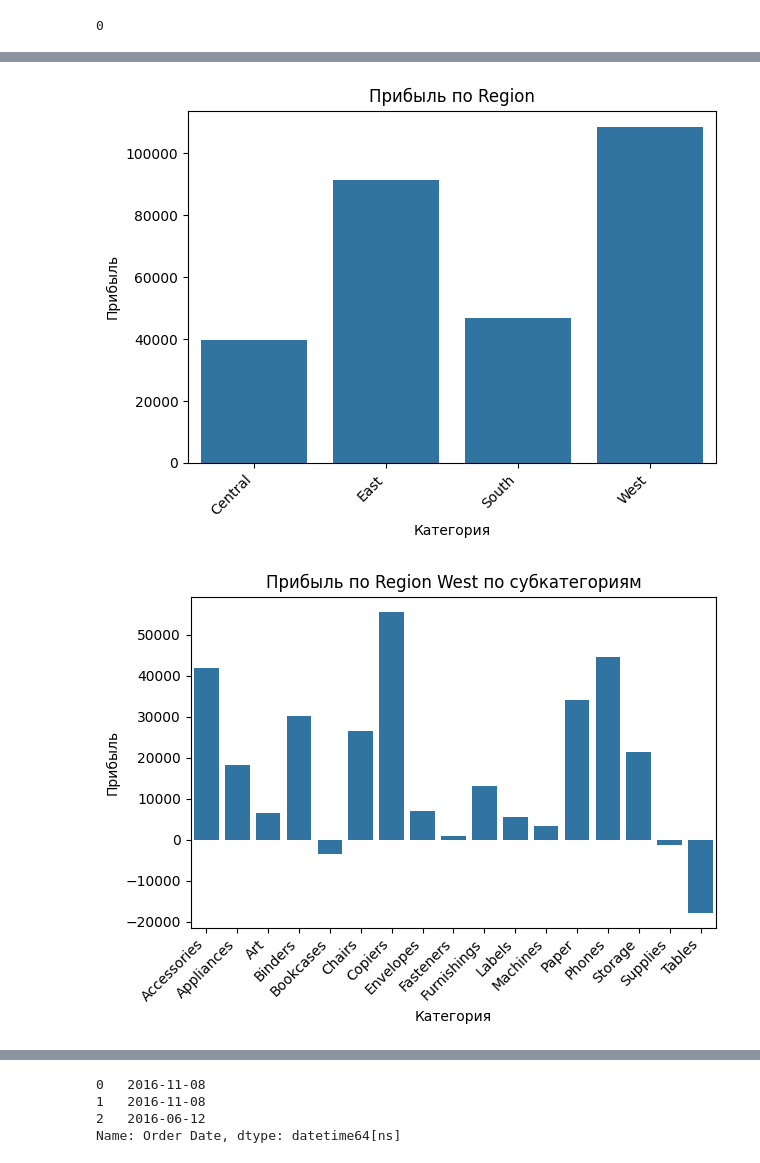
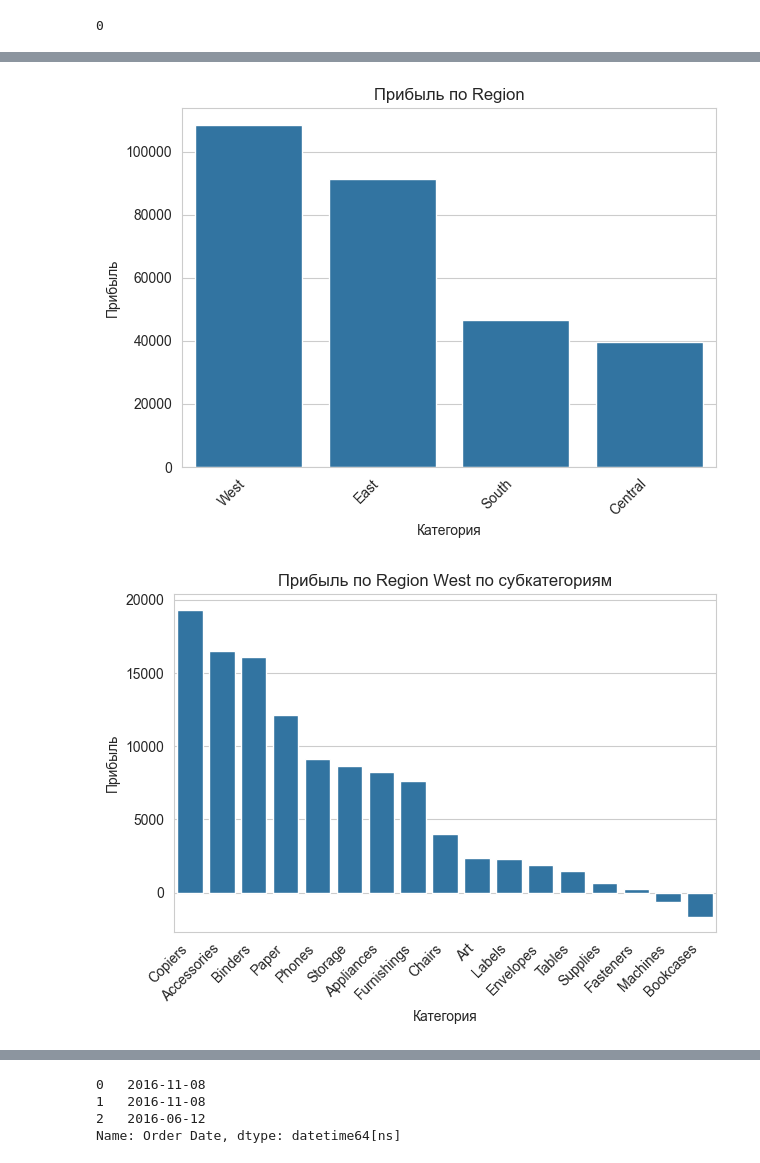
Before and after one commit to Ibolvachevamailu/My_progekt, a Jupyter notebook: EDA_диплом.ipynb, the cells around one changed output, grey strips where cells are left out. Cells and saved outputs as stored; diff of their text form; code cells hidden in the pictures.

```diff
--- a/EDA_диплом.ipynb
+++ b/EDA_диплом.ipynb
@@ -90,7 +90,9 @@ print(df.isnull().sum().sum())
 0
 # %%
 # Группировка по категориям и вычисление общей прибыли
+sns.set_style("whitegrid")
 profit_by_category = df.groupby('Category')['Profit'].sum().reset_index()
+profit_by_category = profit_by_category.sort_values(['Profit'],ascending=False)
 
 # Построение столбчатой диаграммы (bar plot)
 # plt.figure(figsize=(10, 6))
@@ -141,7 +152,9 @@ plt.show()
 # %%
 # Группировка по категориям и вычисление общей прибыли
 # technology_df = df['Region'] # Фильтруем строки, относящиеся к категории "Office Supplies"
+
 profit_by_subcategory_technology = df.groupby('Region')['Profit'].sum().reset_index()  # Groupby выполняем по отфильтрованным данным
+profit_by_subcategory_technology = profit_by_subcategory_technology.sort_values('Profit', ascending=False)
 
 # Построение столбчатой диаграммы (bar plot)
 # plt.figure(figsize=(10, 6))
@@ -154,25 +167,26 @@ plt.xticks(rotation=45, ha='right') # Поворачиваем метки X дл
 plt.tight_layout()
 plt.show()
 # %% [output]
-[figure, old version]
+[figure, new version]
 # %%
 # Группировка по категориям и вычисление общей прибыли
 technology_df = df[df['Region'] == 'West'] # Фильтруем строки, относящиеся к категории "Office Supplies"
-profit_by_subcategory_technology = df.groupby('Sub-Category')['Profit'].sum().reset_index()  # Groupby выполняем по отфильтрованным данным
+profit_by_subcategory_technology = technology_df.groupby('Sub-Category')['Profit'].sum().reset_index()  # Groupby выполняем по отфильтрованным данным
+profit_by_subcategory_technology = profit_by_subcategory_technology.sort_values(['Profit'], ascending=False)
 
 # Построение столбчатой диаграммы (bar plot)
-# plt.figure(figsize=(10, 6))
+# plt.figure(figsize=(15, 7))
 sns.barplot(x='Sub-Category', y='Profit', data=profit_by_subcategory_technology)
 
 plt.title('Прибыль по Region West по субкатегориям')
 plt.xlabel('Категория')
 plt.ylabel('Прибыль')
 plt.xticks(rotation=45, ha='right') # Поворачиваем метки X для читаемости
 plt.tight_layout()
 plt.show()
 #наблюдаем убыток по столам и прибыль по копирам
 # %% [output]
-[figure, old version]
+[figure, new version]
 # %%
 # Группировка по категориям и вычисление общей прибыли
 technology_df = df[df['Region'] == 'East'] # Фильтруем строки, относящиеся к категории "Office Supplies"
```
Also changed, not shown: parts of 15 cells of this notebook.
